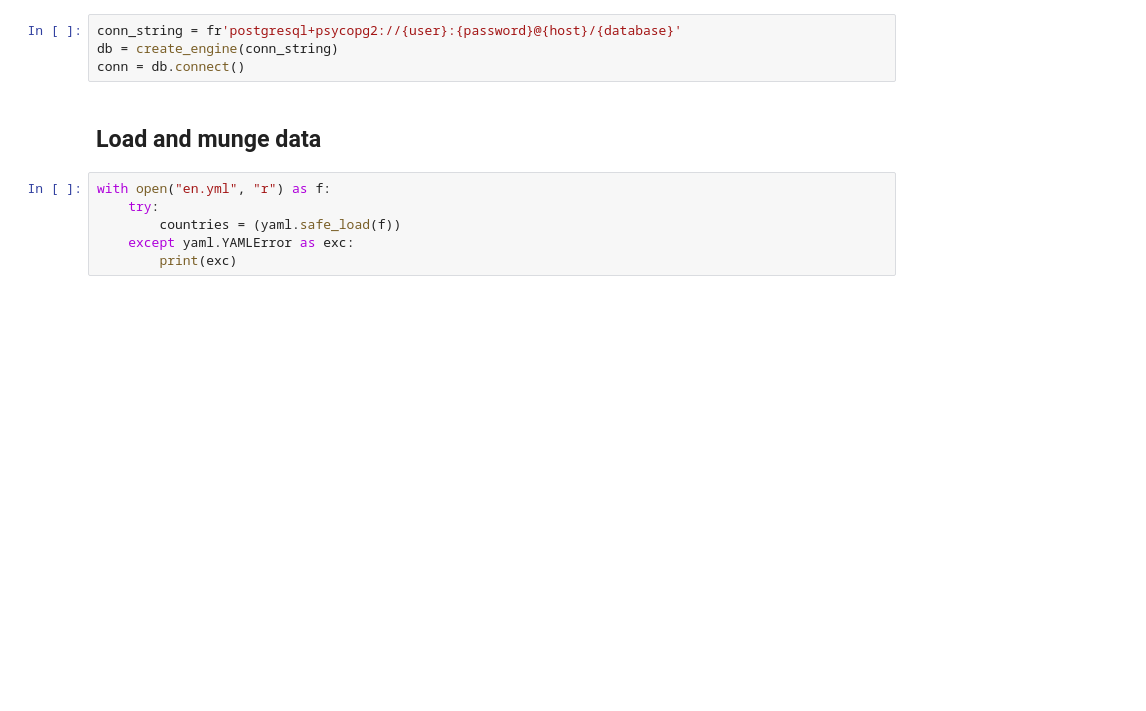
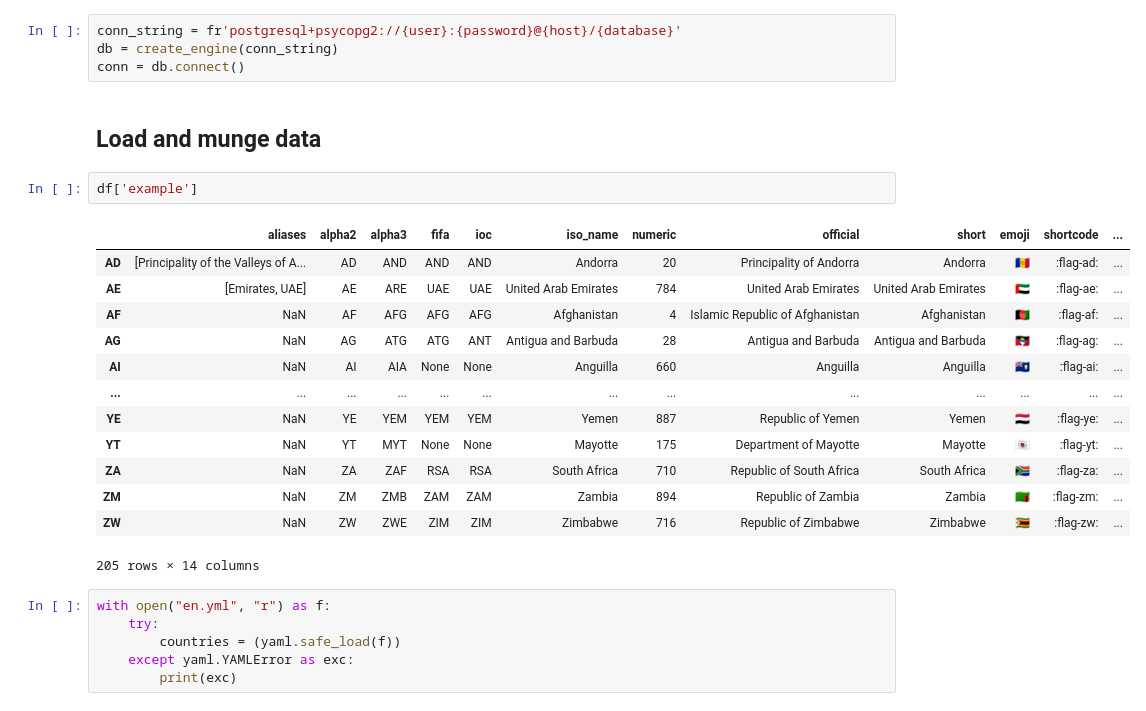
Before and after one commit to DecafSunrise/Country-HMM, a Jupyter notebook: 1JAN24 - Train HMM.ipynb, the cells around one changed output. Cells and saved outputs as stored; diff of their text form; blank space fills up the shorter version.

```diff
--- a/1JAN24 - Train HMM.ipynb
+++ b/1JAN24 - Train HMM.ipynb
@@ -131,6 +164,22 @@ db = create_engine(conn_string)
 conn = db.connect()
 # %% [markdown]
 ## Load and munge data
+# %%
+df['example']
+# %% [output]
+|  | aliases | alpha2 | alpha3 | fifa | ioc | iso_name | numeric | official | short | emoji | shortcode | ... |
+| AD | [Principality of the Valleys of A... | AD | AND | AND | AND | Andorra | 20 | Principality of Andorra | Andorra | 🇦🇩 | :flag-ad: | ... |
+| AE | [Emirates, UAE] | AE | ARE | UAE | UAE | United Arab Emirates | 784 | United Arab Emirates | United Arab Emirates | 🇦🇪 | :flag-ae: | ... |
+| AF | NaN | AF | AFG | AFG | AFG | Afghanistan | 4 | Islamic Republic of Afghanistan | Afghanistan | 🇦🇫 | :flag-af: | ... |
+| AG | NaN | AG | ATG | ATG | ANT | Antigua and Barbuda | 28 | Antigua and Barbuda | Antigua and Barbuda | 🇦🇬 | :flag-ag: | ... |
+| AI | NaN | AI | AIA | None | None | Anguilla | 660 | Anguilla | Anguilla | 🇦🇮 | :flag-ai: | ... |
+| ... | ... | ... | ... | ... | ... | ... | ... | ... | ... | ... | ... | ... |
+| YE | NaN | YE | YEM | YEM | YEM | Yemen | 887 | Republic of Yemen | Yemen | 🇾🇪 | :flag-ye: | ... |
+| YT | NaN | YT | MYT | None | None | Mayotte | 175 | Department of Mayotte | Mayotte | 🇾🇹 | :flag-yt: | ... |
+| ZA | NaN | ZA | ZAF | RSA | RSA | South Africa | 710 | Republic of South Africa | South Africa | 🇿🇦 | :flag-za: | ... |
+| ZM | NaN | ZM | ZMB | ZAM | ZAM | Zambia | 894 | Republic of Zambia | Zambia | 🇿🇲 | :flag-zm: | ... |
+| ZW | NaN | ZW | ZWE | ZIM | ZIM | Zimbabwe | 716 | Republic of Zimbabwe | Zimbabwe | 🇿🇼 | :flag-zw: | ... |
+205 rows × 14 columns
 # %%
 with open("en.yml", "r") as f:
     try:
```
Also changed, not shown: parts of 21 cells of this notebook.
